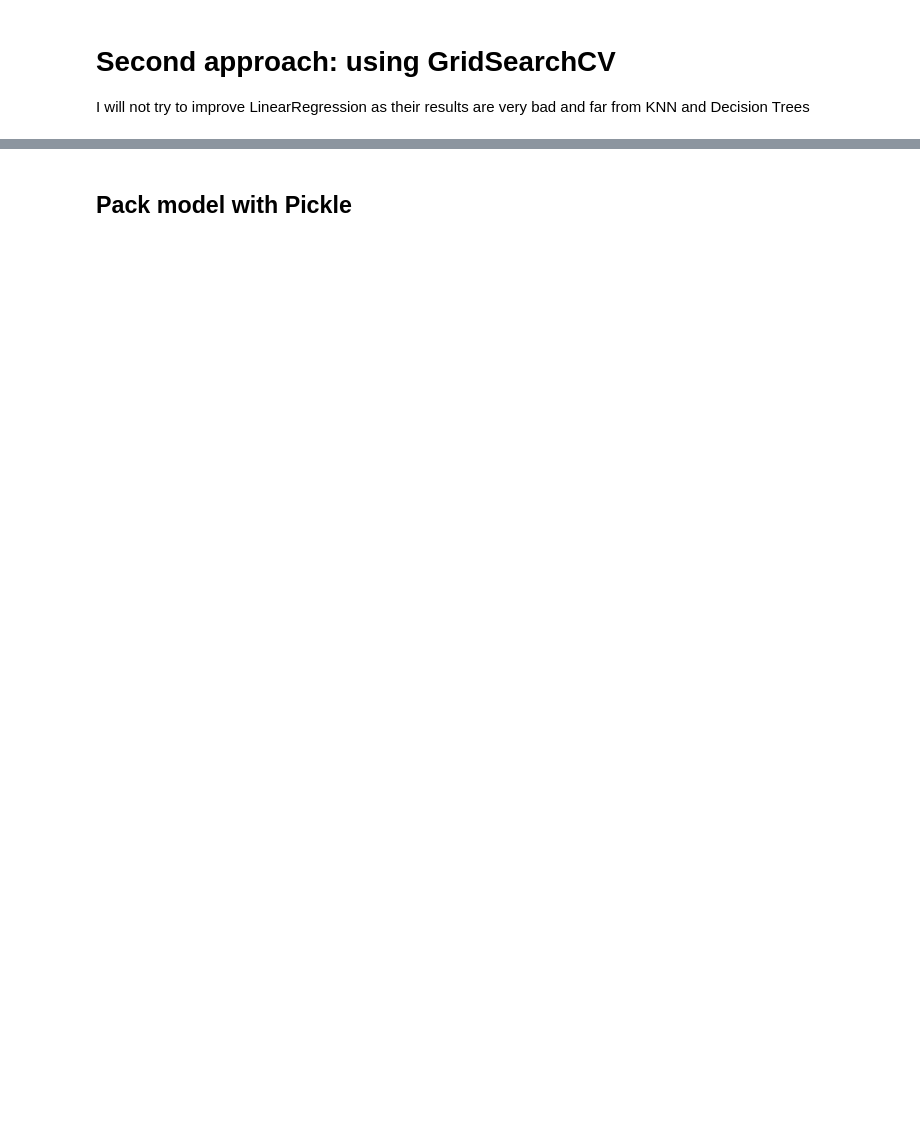
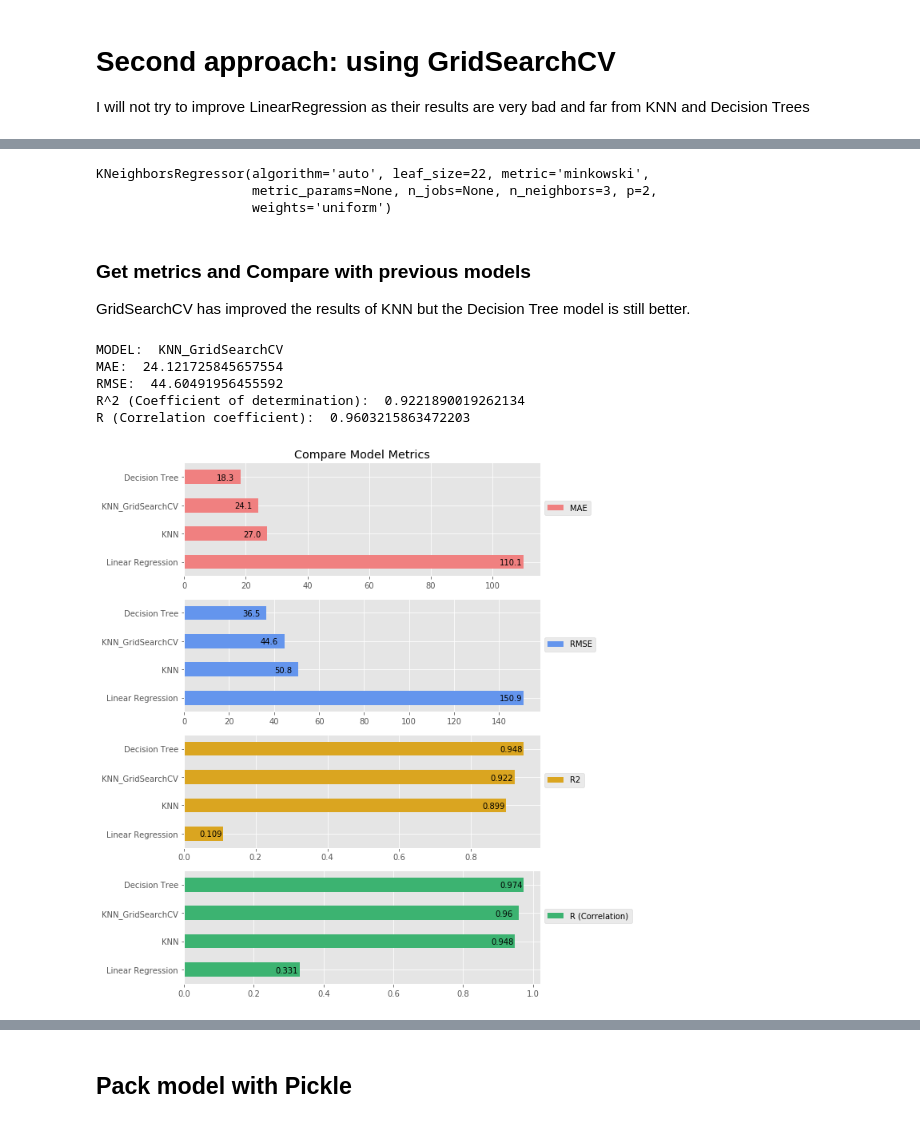
Before and after one commit to angelrps/MasterDataScience_FinalProject, a Jupyter notebook: notebooks/Modelling_01.ipynb, the cells around one changed output, grey strips where cells are left out. Cells and saved outputs as stored; diff of their text form; code cells hidden in the pictures; blank space fills up the shorter version.

```diff
--- a/notebooks/Modelling_01.ipynb
+++ b/notebooks/Modelling_01.ipynb
@@ -534,0 +447,17 @@ X_test_g.head(100)
+# %%
+%%time
+from sklearn.model_selection import GridSearchCV
+from sklearn.neighbors import KNeighborsRegressor
+
+regk_grid = GridSearchCV(KNeighborsRegressor(),
+                       param_grid={"n_neighbors":np.arange(2,4),
+                                  "leaf_size":np.arange(15,25)},
+                       cv = 2,
+                       scoring = "neg_mean_absolute_error")
+
+# Train the model with the dataset
+regk_grid.fit(X_train,y_train)
+
+# Do predictions
+regk_grid_y_pred = regk_grid.predict(X_val)
+regk_grid.best_estimator_
@@ -534,0 +467,24 @@ X_test_g.head(100)
+# %%
+regk_grid.best_estimator_
+# %% [output]
+KNeighborsRegressor(algorithm='auto', leaf_size=22, metric='minkowski',
+                    metric_params=None, n_jobs=None, n_neighbors=3, p=2,
+                    weights='uniform')
+# %% [markdown]
+### Get metrics and Compare with previous models
+
+GridSearchCV has improved the results of KNN but the Decision Tree model is still better.
+# %%
+regk_grid_metrics = get_metrics('KNN_GridSearchCV', y_val, regk_grid_y_pred)
+
+compare_model_metrics([reg_metrics,
+                       regk_metrics,
+                       regd_metrics,
+                       regk_grid_metrics])
+# %% [output]
+MODEL:  KNN_GridSearchCV
+MAE:  24.121725845657554
+RMSE:  44.60491956455592
+R^2 (Coefficient of determination):  0.9221890019262134
+R (Correlation coefficient):  0.9603215863472203
+[figure, added]
```
Also changed, not shown: parts of 42 cells of this notebook.
